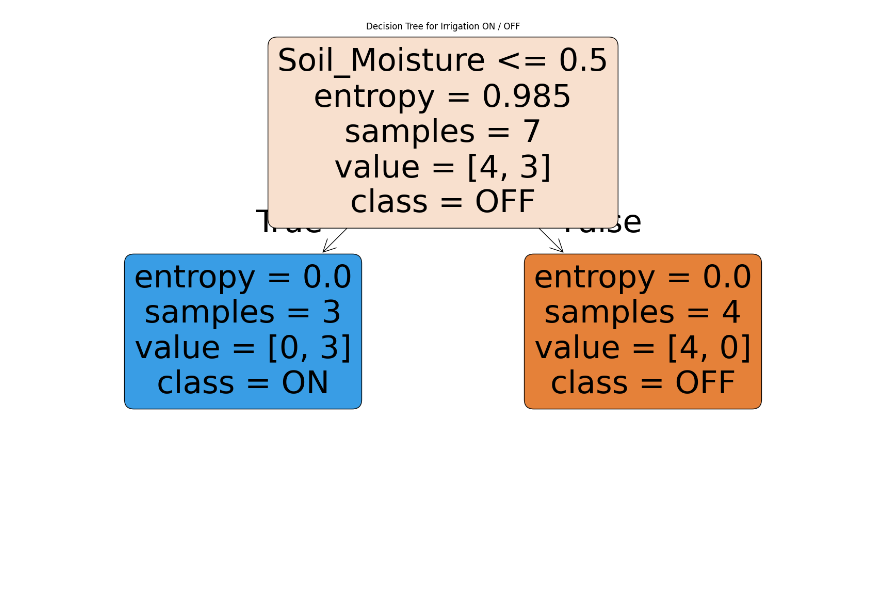
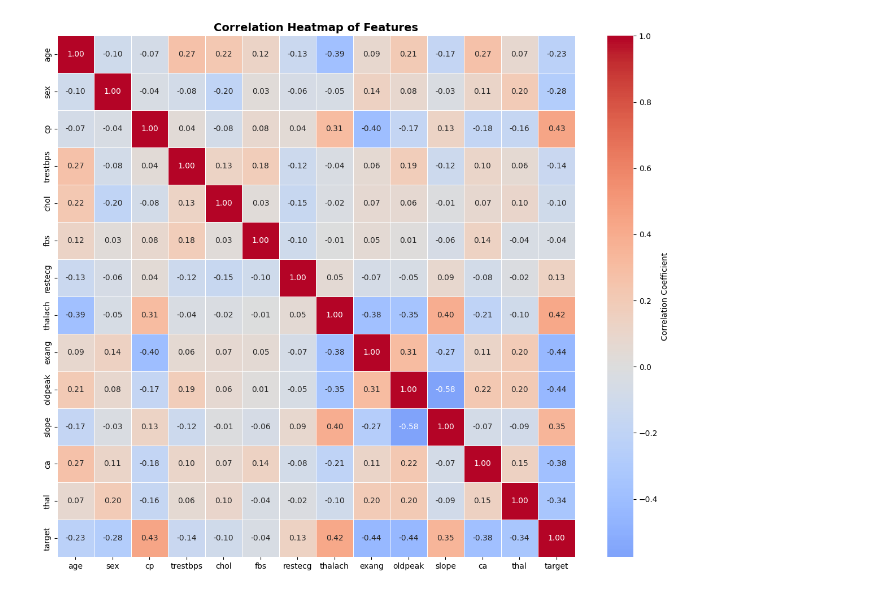
Before and after one commit to DHANYA-P-31/MachineLearning, a Jupyter notebook: DecisionTree/decisionTree.ipynb, the cells around one changed output. Saved outputs shown, nothing was run; the diff lists cells and outputs as text; code cells hidden in the pictures; blank space fills up the shorter version.

Commit message:
Decision Tree updated

```diff
--- a/DecisionTree/decisionTree.ipynb
+++ b/DecisionTree/decisionTree.ipynb
@@ -27,10 +40,10 @@ df
 # %%
-encoders = {}
-
-for column in df.columns:
-    le = LabelEncoder()
-    df[column] = le.fit_transform(df[column])
-    encoders[column] = le
-
-df
+# Check for Missing Values and Duplicates
+print("Missing Values:")
+print(df.isnull().sum())
+print("\nDuplicate Rows:", df.duplicated().sum())
+print("\nTarget Distribution:")
+print(df['target'].value_counts())
+print("\nTarget Percentage:")
+print(df['target'].value_counts(normalize=True) * 100)
 # %% [output]
@@ -53,16 +106,12 @@ DecisionTreeClassifier(criterion='entropy')
 # %%
-plt.figure(figsize=(20, 10))
-
-plot_tree(
-    model,
-    feature_names=X.columns,
-    class_names=encoders["Irrigation"].classes_,
-    filled=True,
-    rounded=True
-)
-
-plt.title("Decision Tree for Irrigation ON / OFF")
+# Visualization 3: Correlation Heatmap
+plt.figure(figsize=(12, 10))
+correlation_matrix = df.corr()
+sns.heatmap(correlation_matrix, annot=True, cmap='coolwarm', fmt='.2f', linewidths=0.5,
+            cbar_kws={'label': 'Correlation Coefficient'}, center=0)
+plt.title('Correlation Heatmap of Features', fontsize=14, fontweight='bold')
+plt.tight_layout()
 plt.show()
 # %% [output]
-[figure, old version]
+[figure, new version]
 # %%
```
Also changed, not shown: parts of 16 cells of this notebook.
